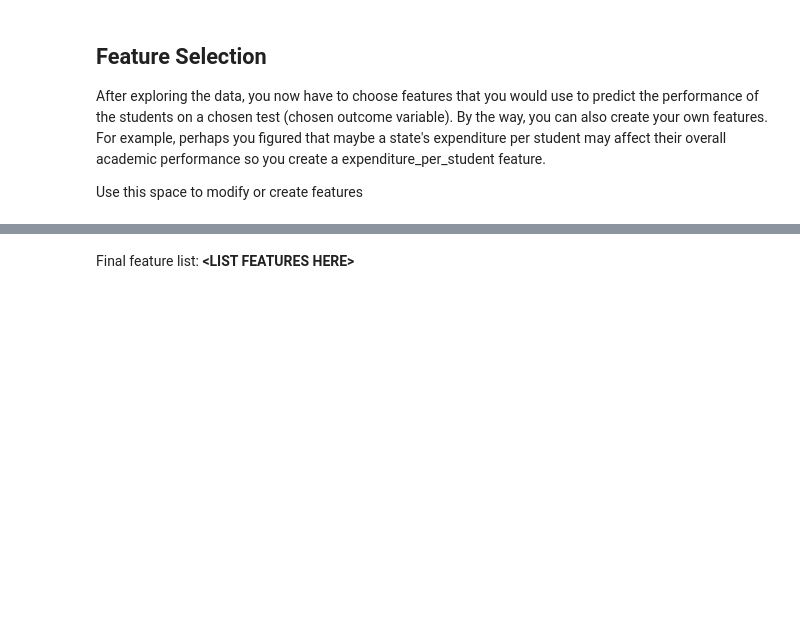
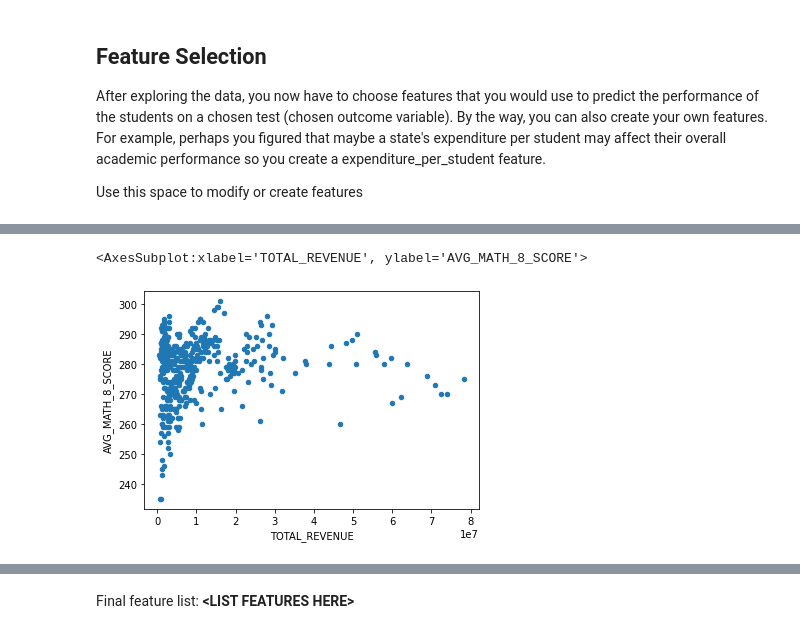
Before and after one commit to rheauppal/checkpoint1, a Jupyter notebook: checkpoint2/checkpoint2.ipynb, the cells around one changed output, grey strips where cells are left out. Drawn from its saved outputs; the diff is of its cells as text; code cells hidden in the pictures; blank space fills up the shorter version.

```diff
--- a/checkpoint2/checkpoint2.ipynb
+++ b/checkpoint2/checkpoint2.ipynb
@@ -356,0 +363,5 @@ Use this space to modify or create features
+# %%
+data.plot.scatter(x='TOTAL_REVENUE',y='AVG_MATH_8_SCORE')
+# %% [output]
+<AxesSubplot:xlabel='TOTAL_REVENUE', ylabel='AVG_MATH_8_SCORE'>
+[figure, added]
```
Also changed, not shown: parts of 12 cells of this notebook.
